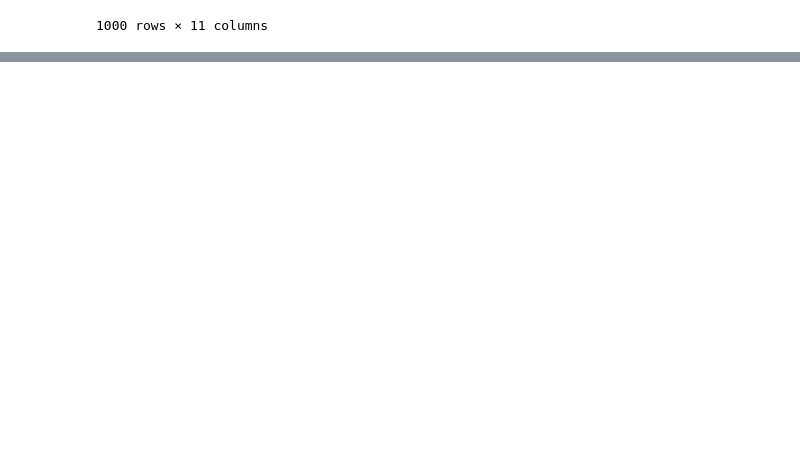
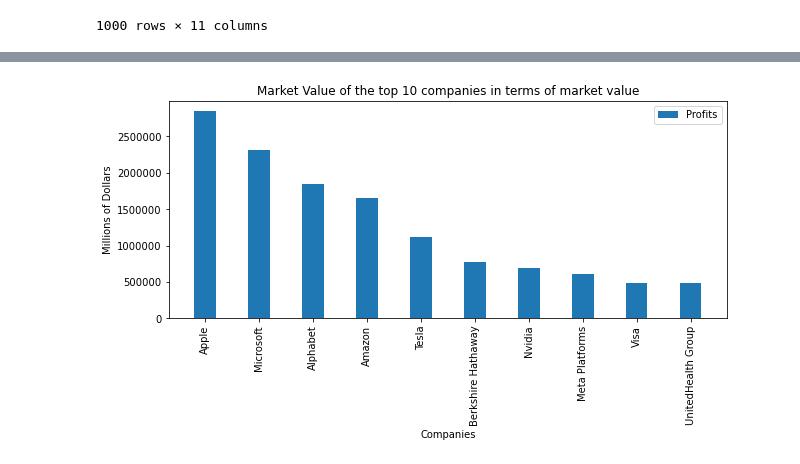
Before and after one commit to aronnicksnts/kaggle-projects, a Jupyter notebook: Fortune Top 1000 Companies by Revenue 2022/Fortune Top 1000 Revenue Analysis.ipynb, the cells around one changed output, grey strips where cells are left out. Saved outputs shown, nothing was run; the diff lists cells and outputs as text; code cells hidden in the pictures; blank space fills up the shorter version.

```diff
--- a/Fortune Top 1000 Companies by Revenue 2022/Fortune Top 1000 Revenue Analysis.ipynb
+++ b/Fortune Top 1000 Companies by Revenue 2022/Fortune Top 1000 Revenue Analysis.ipynb
@@ -141,0 +162,15 @@ plt.show()
+# %%
+df = df.sort_values(by=['market_value'], ascending=False)
+numCompanies = 10
+x_axis = np.arange(numCompanies)
+fig, ax = plt.subplots(figsize=(10,4))
+plt.bar(x_axis, df['market_value'].head(numCompanies), 0.4, label = 'Profits')
+ax.ticklabel_format(style='plain')
+plt.xticks(x_axis, df['name'].head(numCompanies), rotation=90)
+plt.xlabel("Companies")
+plt.ylabel("Millions of Dollars")
+plt.title(f"Market Value of the top {numCompanies} companies in terms of market value")
+plt.legend()
+plt.show()
+# %% [output]
+[figure, added]
```
Also changed, not shown: parts of 9 cells of this notebook, 6 other files.
